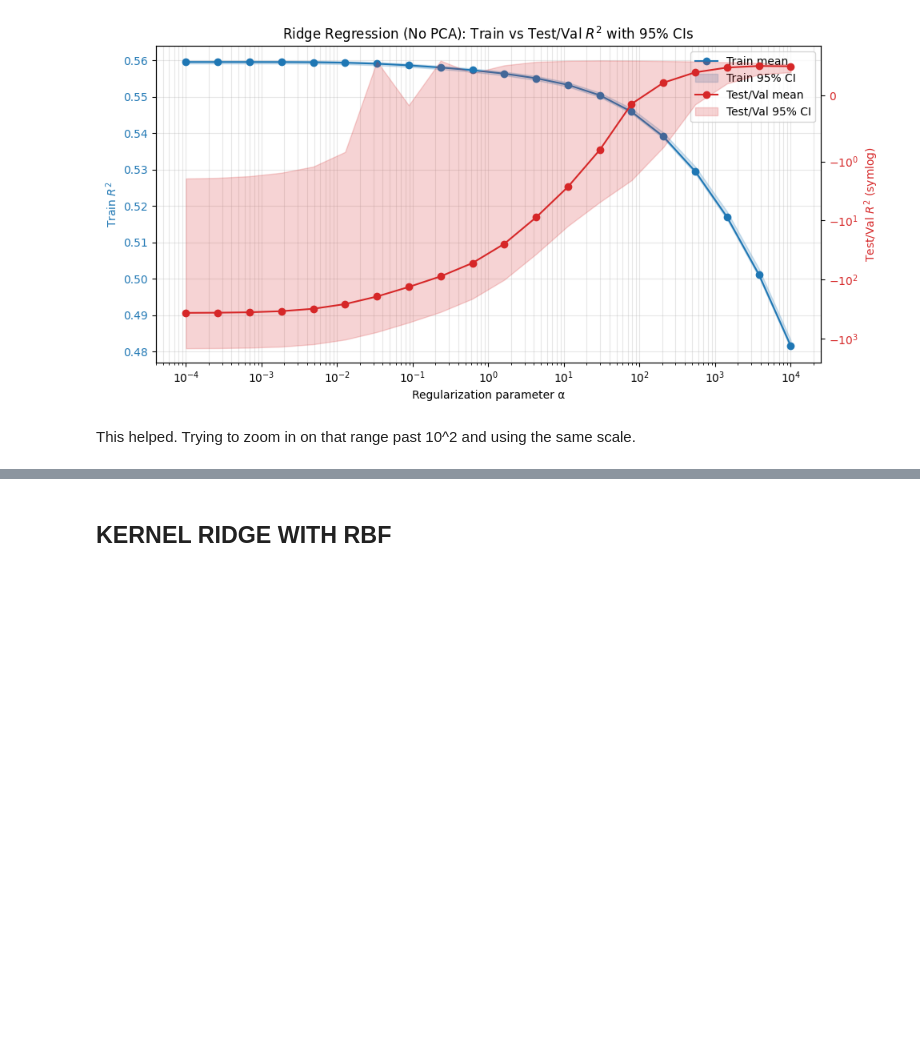
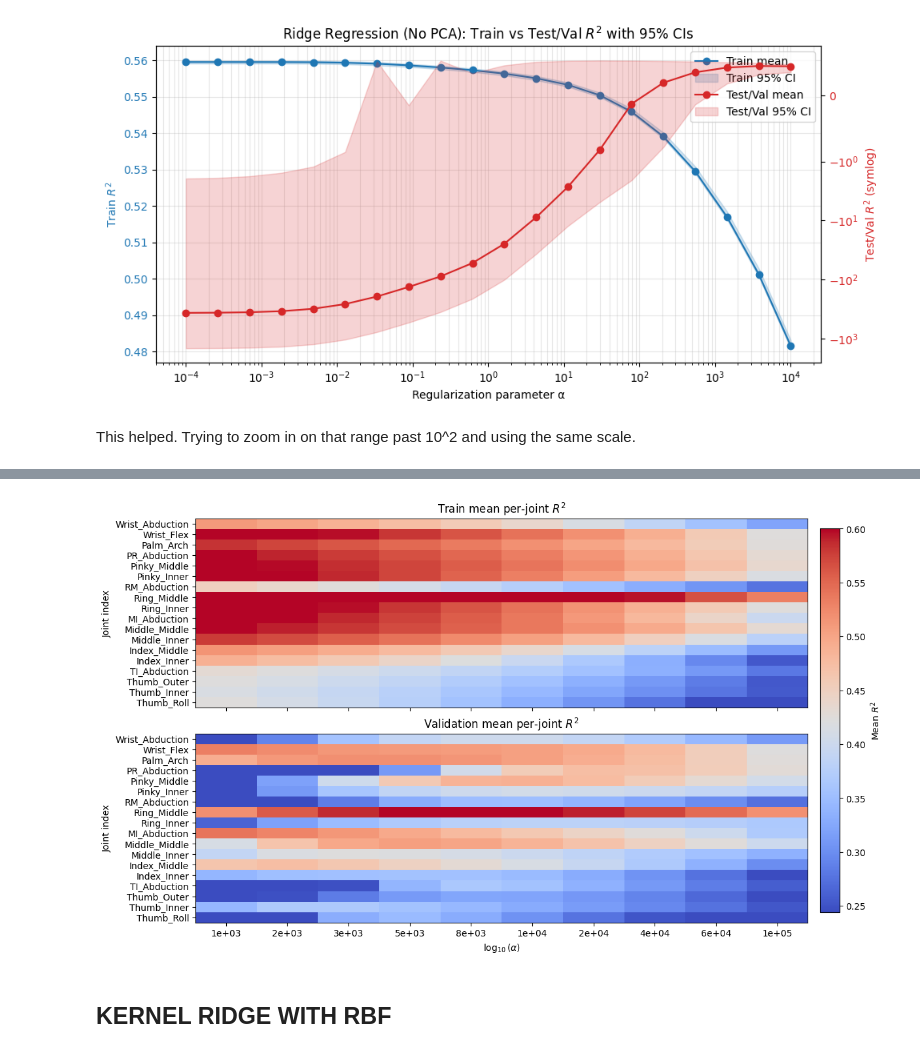
Before and after one commit to ConnorIrvine/Gesture-Recognition, a Jupyter notebook: dataset_cleaning/run_linear_regression.ipynb, the cells around one changed output, grey strips where cells are left out. Cells and saved outputs as stored; diff of their text form; code cells hidden in the pictures; blank space fills up the shorter version.

```diff
--- a/dataset_cleaning/run_linear_regression.ipynb
+++ b/dataset_cleaning/run_linear_regression.ipynb
@@ -567,3 +590,84 @@ Best PCA R²: 0.125 at α=5.460e+01
+# %%
+# ---- One readable figure: 2 heatmaps (Train + Val) ----
+joint_names = [
+    "Thumb_Roll", "Thumb_Inner", "Thumb_Outer", "TI_Abduction",
+    "Index_Inner", "Index_Middle", "Middle_Inner", "Middle_Middle",
+    "MI_Abduction", "Ring_Inner", "Ring_Middle", "RM_Abduction",
+    "Pinky_Inner", "Pinky_Middle", "PR_Abduction", "Palm_Arch",
+    "Wrist_Flex", "Wrist_Abduction",
+]
+log_a = np.log10(alphas)
+
+# Build edges for pcolormesh
+d = np.diff(log_a)
+if len(d) == 0:
+    raise ValueError("Need at least 2 alphas to plot a heatmap")
+
+left_edge = log_a[0] - d[0] / 2
+right_edge = log_a[-1] + d[-1] / 2
+x_edges = np.concatenate(([left_edge], (log_a[:-1] + log_a[1:]) / 2, [right_edge]))
+y_edges = np.arange(num_joints + 1) - 0.5
+
+# Shared color scaling across both heatmaps (keeps figure comparable)
+combined = np.concatenate([r2_train_joint_mean.ravel(), r2_val_joint_mean.ravel()])
+vmin = float(np.nanpercentile(combined, 5))
+vmax = float(np.nanpercentile(combined, 95))
+if not np.isfinite(vmin) or not np.isfinite(vmax) or vmin == vmax:
+    vmin, vmax = float(np.nanmin(combined)), float(np.nanmax(combined))
+
+# Center colormap at 0 if it lies in range (negative R^2 stands out)
+if vmin < 0 < vmax:
+    norm = TwoSlopeNorm(vmin=vmin, vcenter=0.0, vmax=vmax)
+else:
+    norm = None
+
+fig, axes = plt.subplots(
+    nrows=2, ncols=1, figsize=(12, 7), sharex=True, constrained_layout=True
+)
+cmap = "coolwarm"
+
+m0 = axes[0].pcolormesh(
+    x_edges,
+    y_edges,
+    r2_train_joint_mean.T,  # (num_joints, n_alphas)
+    shading="auto",
+    cmap=cmap,
+    norm=norm,
+    vmin=None if norm is not None else vmin,
+    vmax=None if norm is not None else vmax,
+)
+axes[0].set_title("Train mean per-joint $R^2$")
+axes[0].set_ylabel("Joint index")
+
+m1 = axes[1].pcolormesh(
+    x_edges,
+    y_edges,
+    r2_val_joint_mean.T,
+    shading="auto",
+    cmap=cmap,
+    norm=norm,
+    vmin=None if norm is not None else vmin,
+    vmax=None if norm is not None else vmax,
+)
+axes[1].set_title("Validation mean per-joint $R^2$")
+axes[1].set_ylabel("Joint index")
+axes[1].set_xlabel(r"$\log_{10}(\alpha)$")
+
+# Label x ticks at each alpha with scientific notation
+axes[1].set_xticks(log_a)
+axes[1].set_xticklabels([f"{a:.0e}" for a in alphas])
+
+for ax in axes:
+    ax.set_yticks(np.arange(num_joints))      # tick locations: 0..17
+    ax.set_yticklabels(joint_names)           # tick labels: your joint names
+    ax.set_ylim(-0.5, num_joints - 0.5)
+
+cbar = fig.colorbar(m1, ax=axes, shrink=0.95, pad=0.02)
+cbar.set_label("Mean $R^2$")
+
+plt.show()
+# %% [output]
+[figure, added]
 # %% [markdown]
 ## KERNEL RIDGE WITH RBF
 # %%
```
Also changed, not shown: parts of 15 cells of this notebook, 1 other file.
